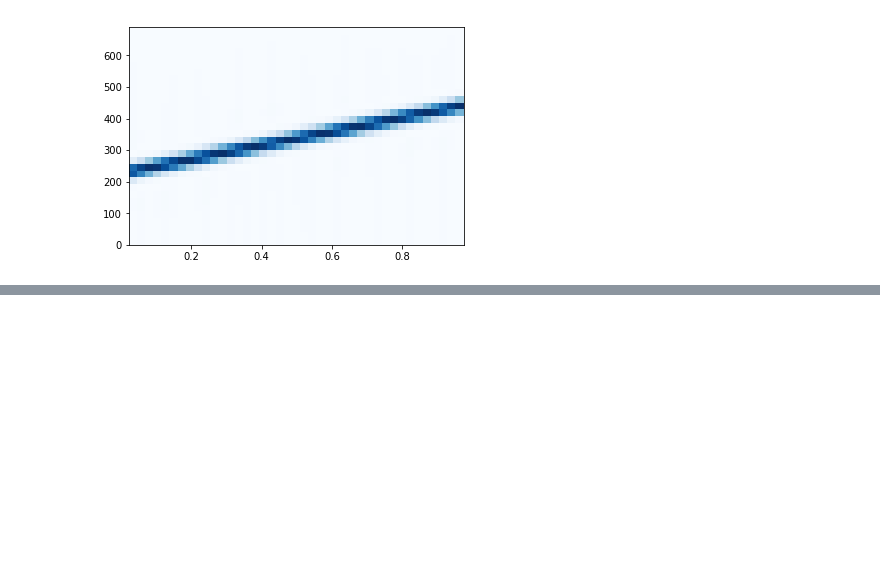
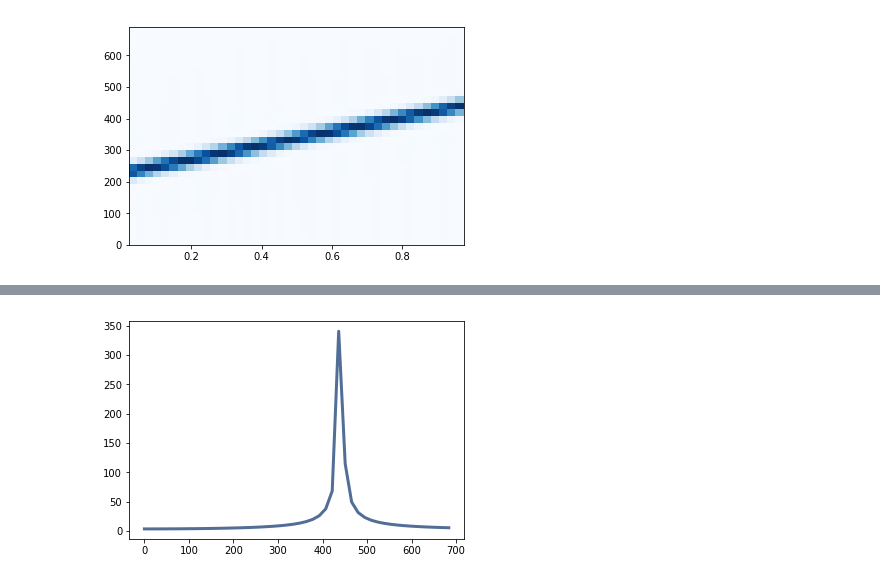
Before and after one commit to pitankar/dsp, a Jupyter notebook: 03_non_periodic_signals.ipynb, the cells around one changed output, grey strips where cells are left out. Saved outputs shown, nothing was run; the diff lists cells and outputs as text; code cells hidden in the pictures; blank space fills up the shorter version.

```diff
--- a/03_non_periodic_signals.ipynb
+++ b/03_non_periodic_signals.ipynb
@@ -53,0 +70,9 @@ spectrogram.plot(high=700)
+# %%
+duration = signal.period * 30.25
+wave = signal.make_wave(duration)
+
+# Spectral leakage
+spectrum = wave.make_spectrum()
+spectrum.plot(high=700)
+# %% [output]
+[figure, added]
```
Also changed, not shown: parts of 6 cells of this notebook, 1 other file.
